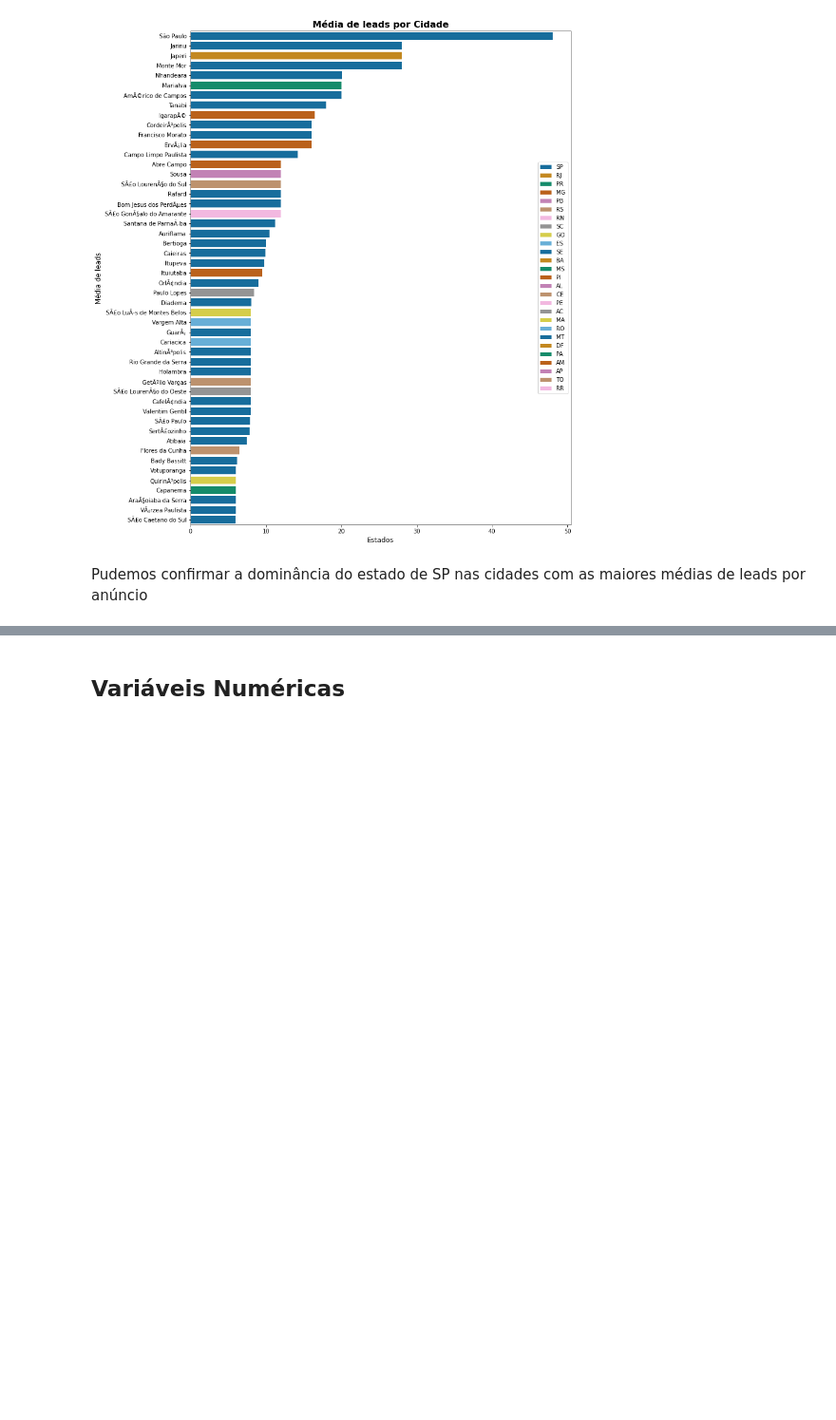
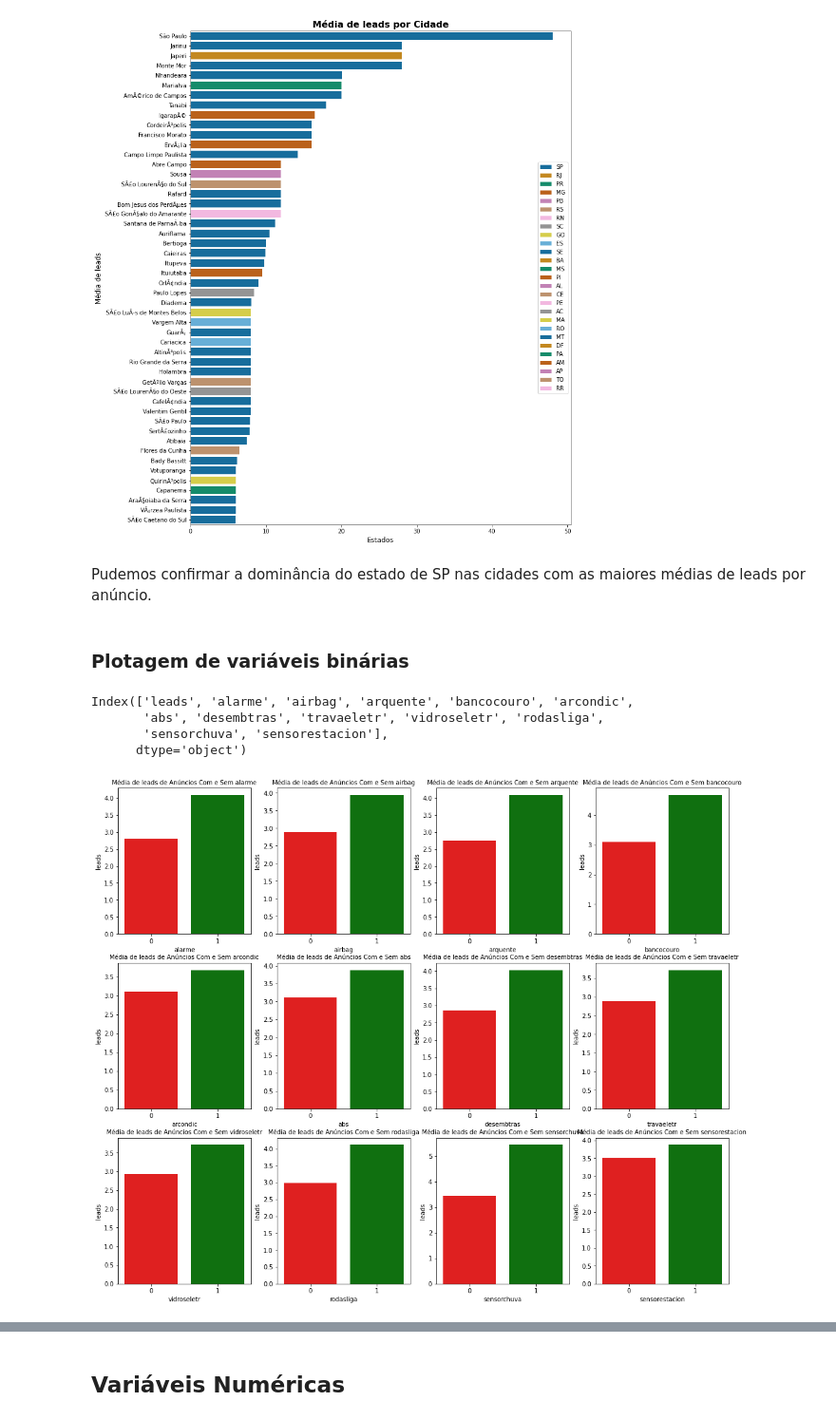
Before and after one commit to rafajovelho/Case1, a Jupyter notebook: Case-GCBInvestimentosipynb.ipynb, the cells around one changed output, grey strips where cells are left out. Shown: that part at 95% size. Saved outputs shown, nothing was run; the diff lists cells and outputs as text; code cells hidden in the pictures; blank space fills up the shorter version.

```diff
--- a/Case-GCBInvestimentosipynb.ipynb
+++ b/Case-GCBInvestimentosipynb.ipynb
@@ -560,4 +567,30 @@ plt.show()
 # %% [output]
 [figure]
 # %% [markdown]
-Pudemos confirmar a dominância do estado de SP nas cidades com as maiores médias de leads por anúncio
+Pudemos confirmar a dominância do estado de SP nas cidades com as maiores médias de leads por anúncio.
+# %% [markdown]
+### Plotagem de variáveis binárias
+# %%
+df_cat_bi.columns
+# %% [output]
+Index(['leads', 'alarme', 'airbag', 'arquente', 'bancocouro', 'arcondic',
+       'abs', 'desembtras', 'travaeletr', 'vidroseletr', 'rodasliga',
+       'sensorchuva', 'sensorestacion'],
+      dtype='object')
+# %%
+# Plot da média de leads para algumas variáveis categóricas
+# 0 -> Não, 1 -> Sim
+
+plt.figure(figsize = (18,15))
+
+for i in range(1,len(df_cat_bi.columns)):
+
+    plt.subplot(3,4, i)
+
+    df_plot = df_cat_bi.groupby(df_cat_bi.columns[i]).agg({'leads':'mean'})
+    df_plot = df_plot.reset_index()
+    df_plot.leads = df_plot.leads.apply(lambda x: round(x,2))
+    sns.barplot(data = df_plot, y = df_plot.leads, x = df_plot[df_cat_bi.columns[i]], palette = ['red','green'])
+    plt.title(f'Média de leads de Anúncios Com e Sem {df_cat_bi.columns[i]}', fontdict = {'fontsize':10})
+# %% [output]
+[figure, added]
```
Also changed, not shown: parts of 17 cells of this notebook.
